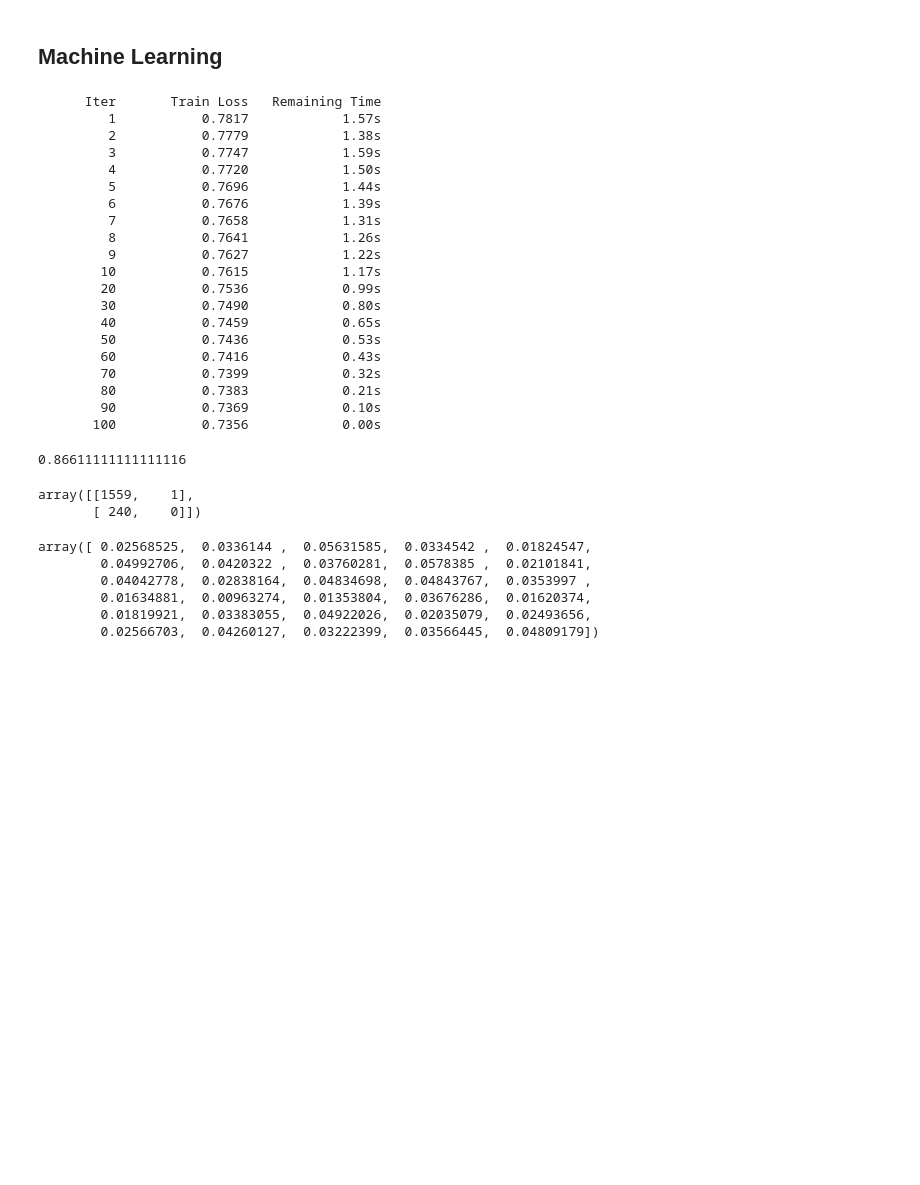
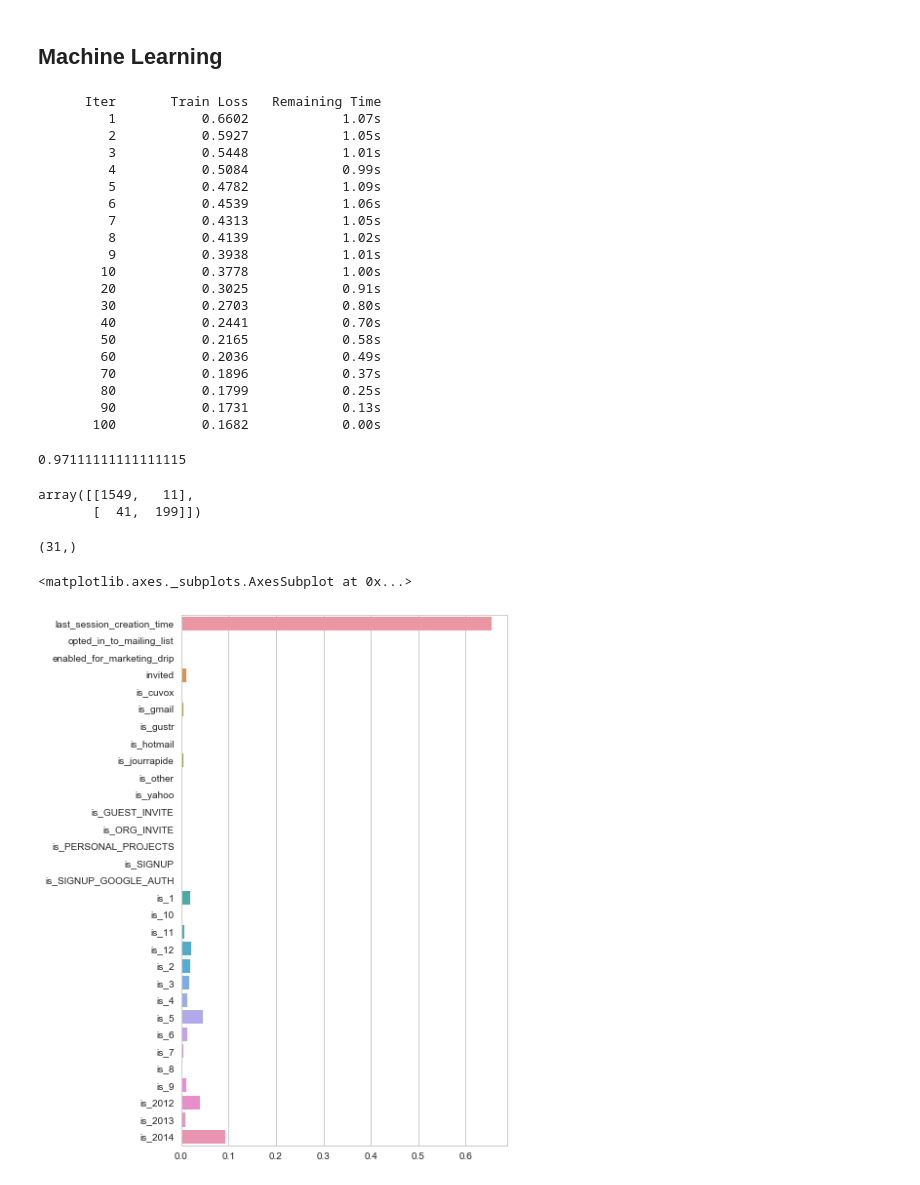
Before and after one commit to rounakbanik/dsc_springboard, a Jupyter notebook: challenges/relax/relax.ipynb, the cells around one changed output. Saved outputs shown, nothing was run; the diff lists cells and outputs as text; code cells hidden in the pictures; blank space fills up the shorter version.

```diff
--- a/challenges/relax/relax.ipynb
+++ b/challenges/relax/relax.ipynb
@@ -178,7 +185,8 @@ df['month'] = df['month'].astype('str')
 # %%
 df = pd.get_dummies(df, prefix='is')
 # %%
-df = df.drop('last_session_creation_time', axis=1)
+#df = df.drop('last_session_creation_time', axis=1)
+df['last_session_creation_time'] = df['last_session_creation_time'].fillna(df['last_session_creation_time'].mean())
 # %% [markdown]
 ## Machine Learning
 # %%
@@ -191,37 +199,32 @@ classifier.fit(train_X, train_y)
 classifier.score(test_X, test_y)
 # %% [output]
       Iter       Train Loss   Remaining Time
-         1           0.7817            1.57s
-         2           0.7779            1.38s
-         3           0.7747            1.59s
-         4           0.7720            1.50s
-         5           0.7696            1.44s
-         6           0.7676            1.39s
-         7           0.7658            1.31s
-         8           0.7641            1.26s
-         9           0.7627            1.22s
-        10           0.7615            1.17s
-        20           0.7536            0.99s
-        30           0.7490            0.80s
-        40           0.7459            0.65s
-        50           0.7436            0.53s
-        60           0.7416            0.43s
-        70           0.7399            0.32s
-        80           0.7383            0.21s
-        90           0.7369            0.10s
-       100           0.7356            0.00s
+         1           0.6602            1.07s
+         2           0.5927            1.05s
+         3           0.5448            1.01s
+         4           0.5084            0.99s
+         5           0.4782            1.09s
+         6           0.4539            1.06s
+         7           0.4313            1.05s
+         8           0.4139            1.02s
+         9           0.3938            1.01s
+        10           0.3778            1.00s
+        20           0.3025            0.91s
+        30           0.2703            0.80s
+        40           0.2441            0.70s
+        50           0.2165            0.58s
+        60           0.2036            0.49s
+        70           0.1896            0.37s
+        80           0.1799            0.25s
+        90           0.1731            0.13s
+       100           0.1682            0.00s
-0.86611111111111116
+0.97111111111111115
 # %%
 confusion_matrix(test_y, classifier.predict(test_X))
 # %% [output]
-array([[1559,    1],
-       [ 240,    0]])
+array([[1549,   11],
+       [  41,  199]])
 # %%
-classifier.feature_importances_
+classifier.feature_importances_.shape
 # %% [output]
-array([ 0.02568525,  0.0336144 ,  0.05631585,  0.0334542 ,  0.01824547,
-        0.04992706,  0.0420322 ,  0.03760281,  0.0578385 ,  0.02101841,
-        0.04042778,  0.02838164,  0.04834698,  0.04843767,  0.0353997 ,
-        0.01634881,  0.00963274,  0.01353804,  0.03676286,  0.01620374,
-        0.01819921,  0.03383055,  0.04922026,  0.02035079,  0.02493656,
-        0.02566703,  0.04260127,  0.03222399,  0.03566445,  0.04809179])
+(31,)
@@ -227,0 +233,6 @@ array([ 0.02568525,  0.0336144 ,  0.05631585,  0.0334542 ,  0.01824547,
+# %%
+plt.figure(figsize=(6,10))
+sns.barplot(y=X.columns, x=classifier.feature_importances_)
+# %% [output]
+<matplotlib.axes._subplots.AxesSubplot at 0x...>
+[figure, added]
```
Also changed, not shown: parts of 5 cells of this notebook.
